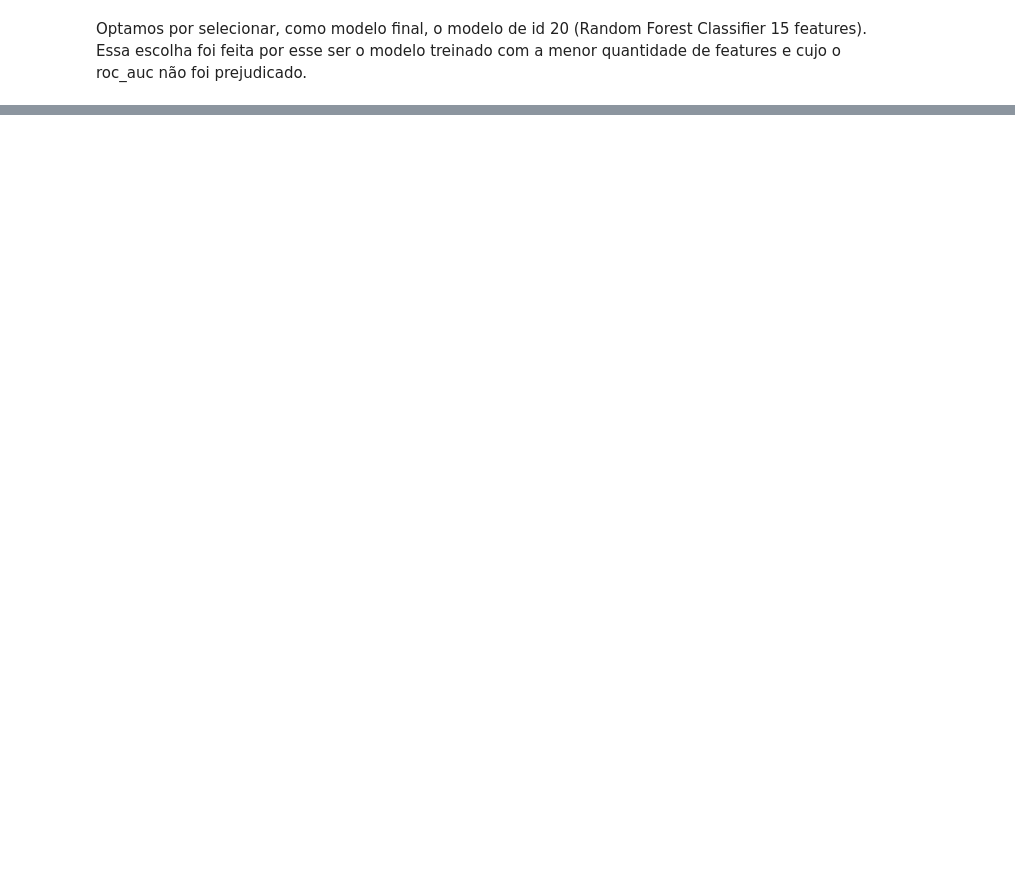
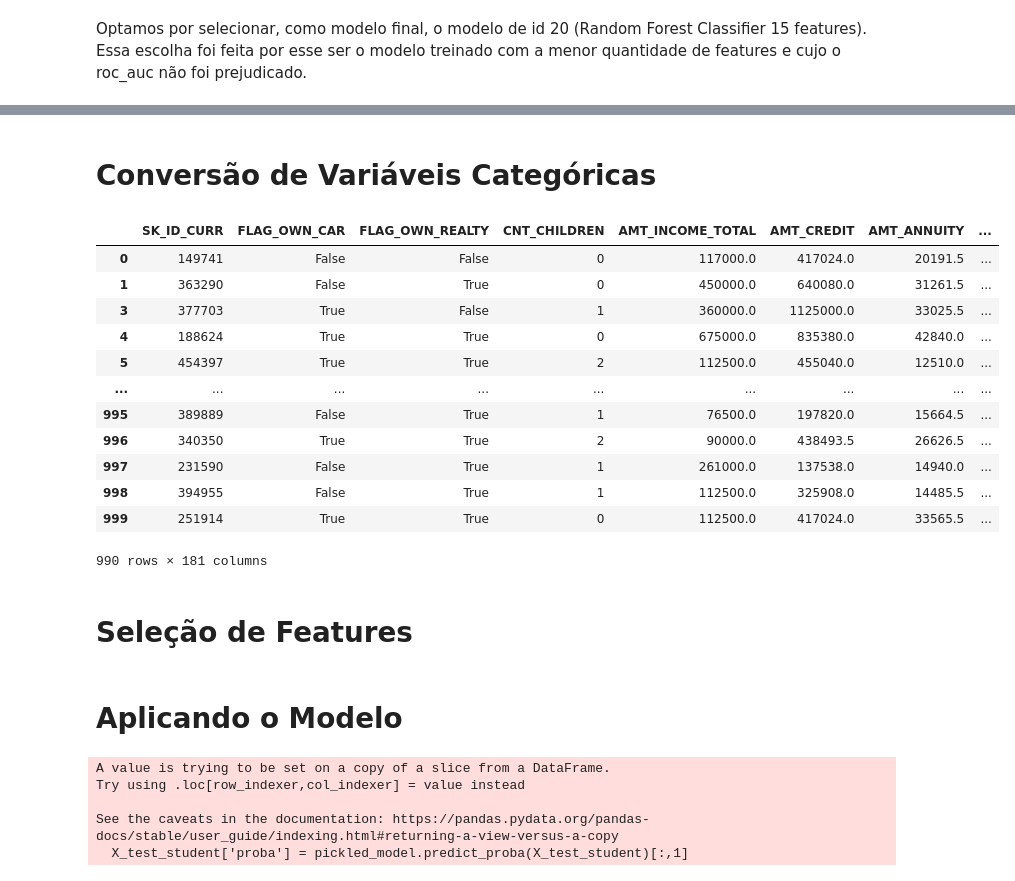
Before and after one commit to juliolimoli/projeto_dados, a Jupyter notebook: parte_DS_final.ipynb, the cells around one changed output, grey strips where cells are left out. Drawn from its saved outputs; the diff is of its cells as text; code cells hidden in the pictures; blank space fills up the shorter version.

```diff
--- a/parte_DS_final.ipynb
+++ b/parte_DS_final.ipynb
@@ -76,6 +76,8 @@ cols_w_null_values
 # %%
 # Removendo linhas com entradas nulas em colunas que apresentam menos do que 1000 observações nulas ()
 col_index = cols_w_null_values[cols_w_null_values['Null'] < 1000].index
+
+dict_median_mode = {}
 
 for col in col_index:
     df = df.dropna(subset=list(col_index), axis=0)
@@ -86,8 +88,10 @@ for col in cols_w_null_values.index:
         df[col].fillna(0, inplace=True)
     elif (df[col].dtypes == int) or (df[col].dtypes == float): #Inserindo a mediana para colunas numéricas
         df[col].fillna(df[col].median(), inplace=True)
+        dict_median_mode[col] = df[col].median()
     else: #Inserindo a moda para os demais tipos de coluna
         df[col].fillna(df[col].mode()[0], inplace=True)
+        dict_median_mode[col] = df[col].mode()
 # %% [markdown]
 # Conversão de Variáveis Categóricas
 # %%
@@ -651,2 +657,4 @@ model_df
 # %% [markdown]
 Optamos por selecionar, como modelo final, o modelo de id 20 (Random Forest Classifier 15 features). Essa escolha foi feita por esse ser o modelo treinado com a menor quantidade de features e cujo o roc_auc não foi prejudicado.
+# %%
+df_test_student = pd.read_csv('./bases/application_test_student.csv')
@@ -652,0 +678,5 @@ Optamos por selecionar, como modelo final, o modelo de id 20 (Random Forest Clas
+# %%
+#Criando um Dataframe com as colunas e sua respectiva quantidade de valores nulos
+cols_w_null_values = pd.DataFrame(df_test_student.isnull().sum(), columns = ['Null'])
+cols_w_null_values = cols_w_null_values[cols_w_null_values['Null'] != 0]
+cols_w_null_values
@@ -652,0 +701,37 @@ Optamos por selecionar, como modelo final, o modelo de id 20 (Random Forest Clas
+# %%
+# Removendo linhas com entradas nulas em colunas que apresentam menos do que 1000 observações nulas ()
+col_index = cols_w_null_values[cols_w_null_values['Null'] < 6].index
+
+
+for col in col_index:
+    df_test_student = df_test_student.dropna(subset=list(col_index), axis=0)
+
+#Passando por cada coluna que apresenta valores nulos e fazendo a inserção de dados
+for col in cols_w_null_values.index:
+    if (col[0:14] == 'AMT_REQ_CREDIT'):
+        df_test_student[col].fillna(0, inplace=True)
+    elif (df_test_student[col].dtypes == int) or (df_test_student[col].dtypes == float): #Inserindo a mediana para colunas numéricas
+        df_test_student[col].fillna(dict_median_mode[col], inplace=True)
+    else: #Inserindo a moda para os demais tipos de coluna
+        df_test_student[col].fillna(dict_median_mode[col], inplace=True)
+# %% [markdown]
+# Conversão de Variáveis Categóricas
+# %%
+df_test_student_dummies = pd.get_dummies(df_test_student)
+df_test_student_dummies
+# %% [output]
+|  | SK_ID_CURR | FLAG_OWN_CAR | FLAG_OWN_REALTY | CNT_CHILDREN | AMT_INCOME_TOTAL | AMT_CREDIT | AMT_ANNUITY | ... |
+| 0 | 149741 | False | False | 0 | 117000.0 | 417024.0 | 20191.5 | ... |
+| 1 | 363290 | False | True | 0 | 450000.0 | 640080.0 | 31261.5 | ... |
+| 3 | 377703 | True | False | 1 | 360000.0 | 1125000.0 | 33025.5 | ... |
+| 4 | 188624 | True | True | 0 | 675000.0 | 835380.0 | 42840.0 | ... |
+| 5 | 454397 | True | True | 2 | 112500.0 | 455040.0 | 12510.0 | ... |
+| ... | ... | ... | ... | ... | ... | ... | ... | ... |
+| 995 | 389889 | False | True | 1 | 76500.0 | 197820.0 | 15664.5 | ... |
+| 996 | 340350 | True | True | 2 | 90000.0 | 438493.5 | 26626.5 | ... |
+| 997 | 231590 | False | True | 1 | 261000.0 | 137538.0 | 14940.0 | ... |
+| 998 | 394955 | False | True | 1 | 112500.0 | 325908.0 | 14485.5 | ... |
+| 999 | 251914 | True | True | 0 | 112500.0 | 417024.0 | 33565.5 | ... |
+990 rows × 181 columns
+# %% [markdown]
+# Seleção de Features
@@ -652,0 +741,11 @@ Optamos por selecionar, como modelo final, o modelo de id 20 (Random Forest Clas
+# %% [markdown]
+# Aplicando o Modelo
+# %%
+pickled_model = pickle.load(open('./pickle/Random Forest Classifier 15 features (escolhidas RFC).pkl', 'rb'))
+X_test_student['proba'] = pickled_model.predict_proba(X_test_student)[:,1]
+# %% [output]
+A value is trying to be set on a copy of a slice from a DataFrame.
+Try using .loc[row_indexer,col_indexer] = value instead
+
+See the caveats in the documentation: https://pandas.pydata.org/pandas-docs/stable/user_guide/indexing.html#returning-a-view-versus-a-copy
+  X_test_student['proba'] = pickled_model.predict_proba(X_test_student)[:,1]
```
Also changed, not shown: parts of 6 cells of this notebook, 2 other files.
